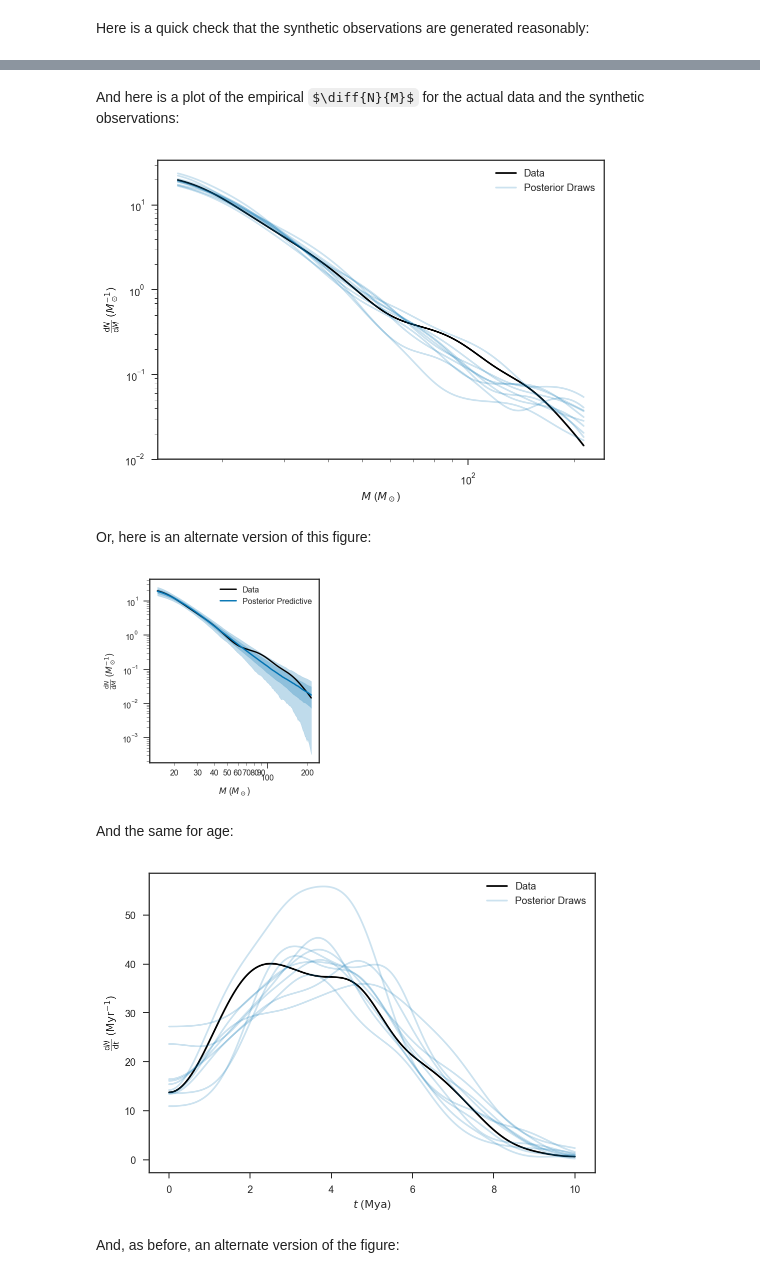
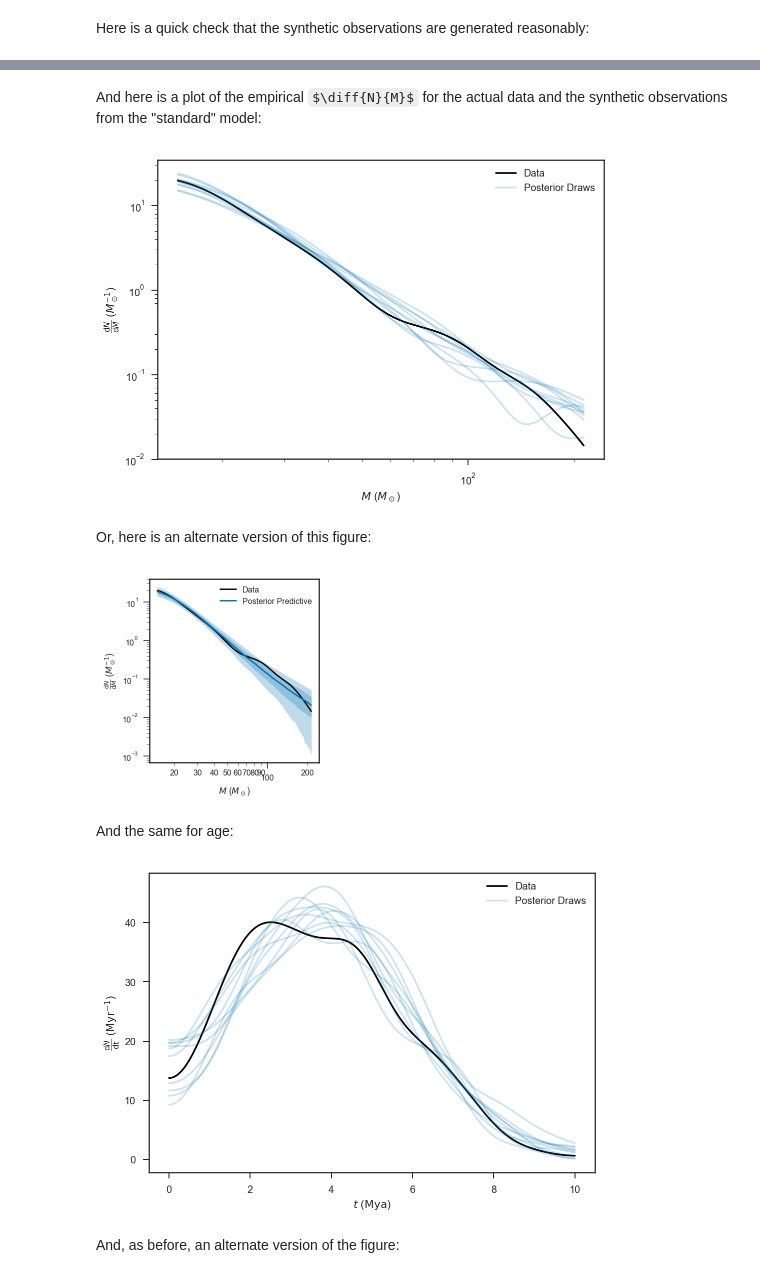
Before and after one commit to farr/30DorIMF, a Jupyter notebook: IMF.ipynb, the cells around one changed output, grey strips where cells are left out. Saved outputs shown, nothing was run; the diff lists cells and outputs as text; code cells hidden in the pictures; some formulas as TeX source.

```diff
--- a/IMF.ipynb
+++ b/IMF.ipynb
@@ -342,2 +282,0 @@ When unpickling the StanModel must be unpickled first.
-# %%
-_, fit, chain = load_fit('sampling.pkl.bz2')
@@ -432,0 +285,4 @@ _, fit_schneider, chain_schneider = load_fit('sampling-schneider.pkl.bz2')
+# %%
+MCut_std = 15.0
+MCut_high = 20.0
+tMax = 25.0
@@ -584,6 +639,7 @@ def empirical_dNdt(ts, tmax=25.0):
 # %% [markdown]
 Execute the cell below to re-load the fits.  If you want to be sure that the model code matches, you can change the `_` to `model` to re-load the model as well, but it is probably safer to re-run the cell above where the model is compiled.
 # %%
-_, fit, chain = load_fit('sampling.pkl.bz2')
-_, fit_high_mass, chain_high_mass = load_fit('sampling-high-mass.pkl.bz2')
-_, fit_schneider, chain_schneider = load_fit('sampling-schneider.pkl.bz2')
+_, fit_std, chain_std = load_fit('std.pkl.bz2')
+_, fit_our_lt, chain_our_lt = load_fit('our_lt.pkl.bz2')
+_, fit_our_lt_20cut, chain_our_lt_20cut = load_fit('our_lt_20cut.pkl.bz2')
+_, fit_our_lt_20cut_safe, chain_our_lt_20cut_safe = load_fit('our_lt_20cut_safe.pkl.bz2')
@@ -677,11 +690,11 @@ xscale('log')
 # %% [markdown]
-And here is a plot of the empirical $\diff{N}{M}$ for the actual data and the synthetic observations:
+And here is a plot of the empirical $\diff{N}{M}$ for the actual data and the synthetic observations from the "standard" model:
 # %%
-ms = logspace(log10(MCut), log10(np.max(stellar_parameters['Mini'])+10), 1000)
-plot(ms, empirical_dNdM(stellar_parameters['Mini'][stellar_parameters['Mini']>MCut])(ms), color='k', label='Data')
+ms = logspace(log10(MCut_std), log10(np.max(stellar_parameters_expanded['Mini'])+10), 1000)
+plot(ms, empirical_dNdM(stellar_parameters_expanded['Mini'][stellar_parameters_expanded['Mini']>MCut_std])(ms), color='k', label='Data')
 
 for i in range(10):
-    ms_draw, _, _, _ = draw_systems(fit, chain)
+    ms_draw, _, _, _ = draw_systems(fit_std, chain_std)
     if i == 0:
         l = 'Posterior Draws'
     else:
@@ -695,7 +708,7 @@ legend(loc='best')
 
 savefig('dNdM-ppc-lightning.pdf')
 # %% [output]
-[figure, old version]
+[figure, new version]
 # %% [markdown]
 Or, here is an alternate version of this figure:
 # %%
@@ -707,45 +720,45 @@ def log_10_product(x, pos):
 with sns.plotting_context('paper', rc=pubrc):
     ax = subplot(111)
     ax.set_xscale('log')
     ax.set_yscale('log')
 
     formatter = FuncFormatter(log_10_product)
     ax.xaxis.set_major_formatter(formatter)
     ax.xaxis.set_minor_formatter(formatter)
 
     #xlocator = MultipleLocator(40)
     #ax.xaxis.set_minor_locator(NullLocator())
 
-    ms = logspace(log10(MCut), log10(np.max(stellar_parameters['Mini'])+10), 1000)
-    ax.plot(ms, empirical_dNdM(stellar_parameters['Mini'][stellar_parameters['Mini']>MCut])(ms), color='k', label='Data')
+    ms = logspace(log10(MCut_std), log10(np.max(stellar_parameters_expanded['Mini'])+10), 1000)
+    ax.plot(ms, empirical_dNdM(stellar_parameters_expanded['Mini'][stellar_parameters_expanded['Mini']>MCut_std])(ms), color='k', label='Data')
 
     edNdMs = []
     for i in range(1000):
-        ms_draw, _, _, _ = draw_systems(fit, chain)
+        ms_draw, _, _, _ = draw_systems(fit_std, chain_std)
         edNdMs.append(empirical_dNdM(ms_draw)(ms))
     edNdMs = array(edNdMs)
 
     ax.plot(ms, median(edNdMs, axis=0), color=sns.color_palette()[0], label='Posterior Predictive')
     ax.fill_between(ms, percentile(edNdMs, 84, axis=0), percentile(edNdMs, 16, axis=0), color=sns.color_palette()[0], alpha=0.25)
     ax.fill_between(ms, percentile(edNdMs, 97.5, axis=0), percentile(edNdMs, 2.5, axis=0), color=sns.color_palette()[0], alpha=0.25)
 
     ax.set_xlabel(r'$M$ ($M_\odot$)')
     ax.set_ylabel(r'$\frac{\mathrm{d} N}{\mathrm{d} M}$ ($M_\odot^{-1}$)')
     ax.legend(loc='best')
 
     tight_layout()
 
     savefig('dNdM-ppc-band.pdf')
 # %% [output]
-[figure, old version]
+[figure, new version]
 # %% [markdown]
 And the same for age:
 # %%
 ts = linspace(0, 10, 1000)
-plot(ts, empirical_dNdt(stellar_parameters['age'][stellar_parameters['Mini']>MCut])(ts), color='k', label='Data')
+plot(ts, empirical_dNdt(stellar_parameters_expanded['age'][stellar_parameters_expanded['Mini']>MCut_std])(ts), color='k', label='Data')
 
 for i in range(10):
-    _, _, ts_draw, _ = draw_systems(fit, chain)
+    _, _, ts_draw, _ = draw_systems(fit_std, chain_std)
     if i == 0:
         l = 'Posterior Draws'
     else:
@@ -757,7 +770,7 @@ legend(loc='best')
 
 savefig('dNdt-ppc-lightning.pdf')
 # %% [output]
-[figure, old version]
+[figure, new version]
 # %% [markdown]
 And, as before, an alternate version of the figure:
 # %%
```
Also changed, not shown: parts of 105 cells of this notebook, 17 other files.
